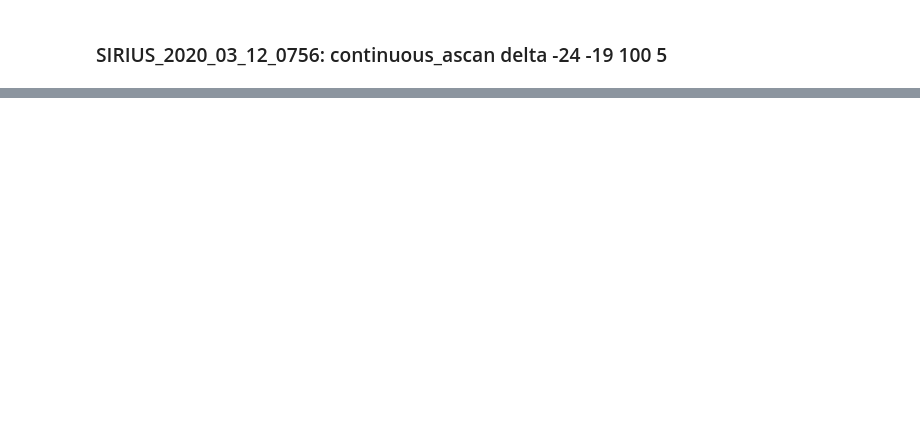
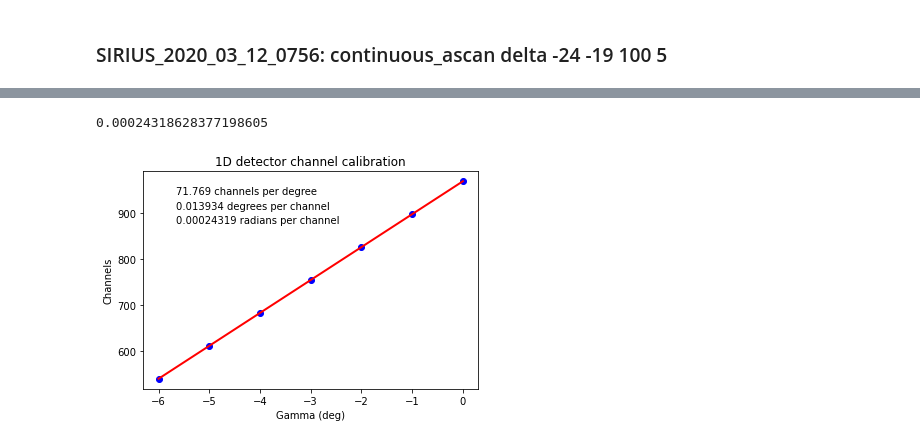
Before and after one commit to ArnaudHemmerle/JupyLabBook, a Jupyter notebook: JupyLabBook.ipynb, the cells around one changed output, grey strips where cells are left out. Drawn from its saved outputs; the diff is of its cells as text; code cells hidden in the pictures; blank space fills up the shorter version.

```diff
--- a/JupyLabBook.ipynb
+++ b/JupyLabBook.ipynb
@@ -97,0 +134,16 @@ HBox(children=(Button(description='Insert comment', style=ButtonStyle()), Button
+# %%
+calib_thetaz_data=np.array([
+# gamma  channel
+[0,      970],
+[-1,     899],
+[-2,     827],
+[-3,     755],
+[-4,     683],
+[-5,     611],
+[-6,     539],
+])
+
+GIXD.Calib_thetaz(calib_thetaz_data)
+# %% [output]
+0.00024318628377198605
+[figure, added]
```
Also changed, not shown: parts of 6 cells of this notebook, 2 other files.
